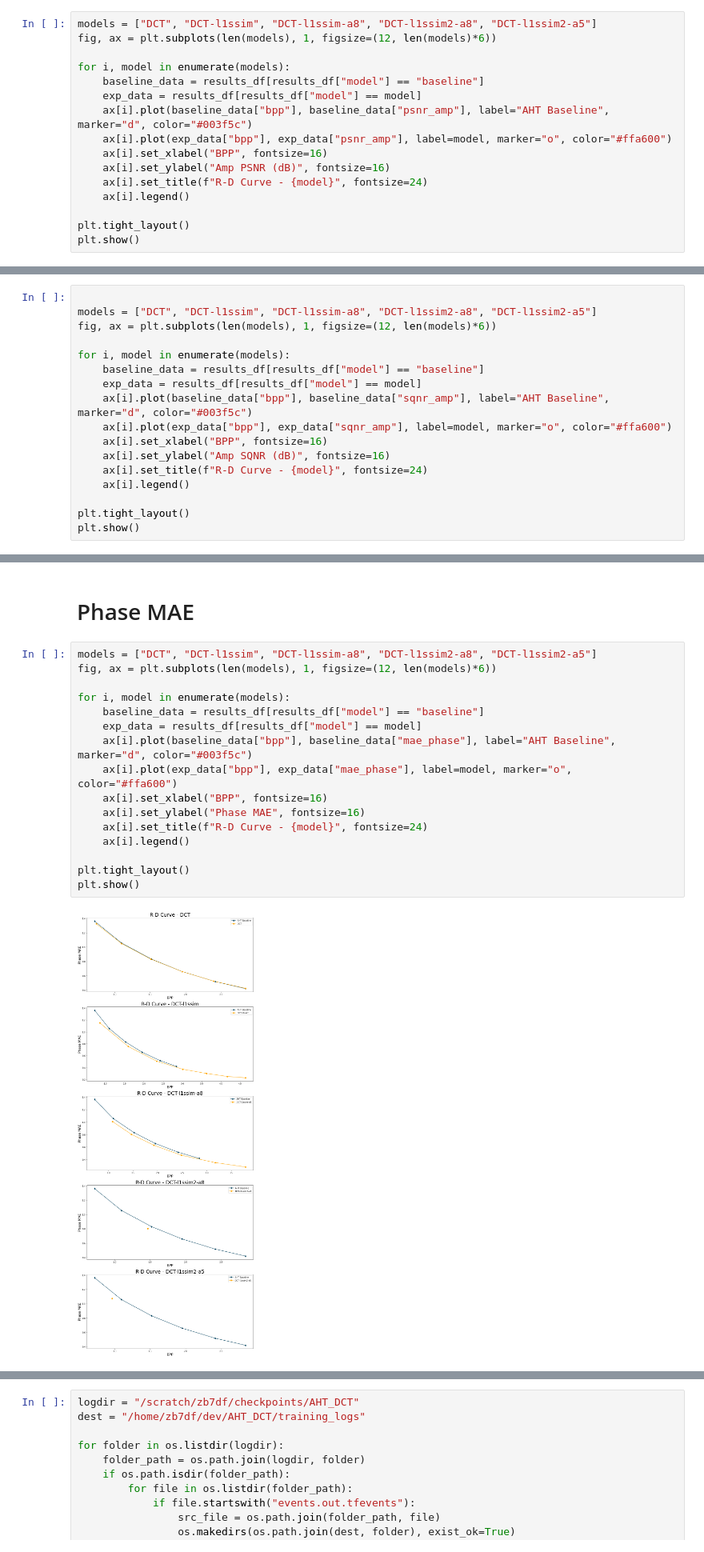
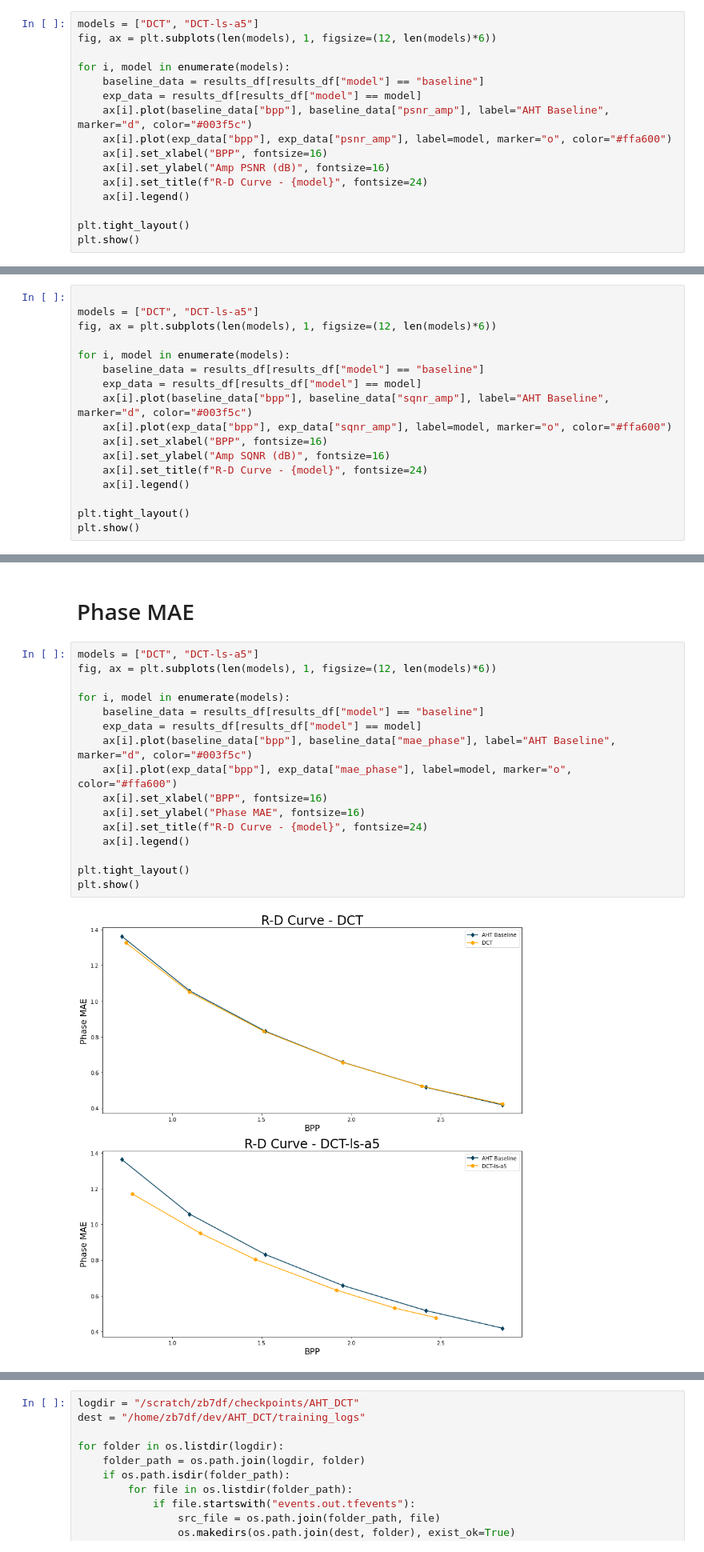
Before and after one commit to zb-umkc/PACT, a Jupyter notebook: analysis.ipynb, the cells around one changed output, grey strips where cells are left out. Shown at 80% size. Drawn from its saved outputs; the diff is of its cells as text.

```diff
--- a/analysis.ipynb
+++ b/analysis.ipynb
@@ -123,7 +123,7 @@ plt.show()
 # %% [markdown]
 # Amplitude PSNR
 # %%
-models = ["DCT", "DCT-l1ssim", "DCT-l1ssim-a8", "DCT-l1ssim2-a8", "DCT-l1ssim2-a5"]
+models = ["DCT", "DCT-ls-a5"]
 fig, ax = plt.subplots(len(models), 1, figsize=(12, len(models)*6))
 
 for i, model in enumerate(models):
@@ -144,7 +144,7 @@ plt.show()
 # Amplitude SQNR
 # %%
 
-models = ["DCT", "DCT-l1ssim", "DCT-l1ssim-a8", "DCT-l1ssim2-a8", "DCT-l1ssim2-a5"]
+models = ["DCT", "DCT-ls-a5"]
 fig, ax = plt.subplots(len(models), 1, figsize=(12, len(models)*6))
 
 for i, model in enumerate(models):
@@ -164,21 +164,21 @@ plt.show()
 # %% [markdown]
 # Phase MAE
 # %%
-models = ["DCT", "DCT-l1ssim", "DCT-l1ssim-a8", "DCT-l1ssim2-a8", "DCT-l1ssim2-a5"]
+models = ["DCT", "DCT-ls-a5"]
 fig, ax = plt.subplots(len(models), 1, figsize=(12, len(models)*6))
 
 for i, model in enumerate(models):
     baseline_data = results_df[results_df["model"] == "baseline"]
     exp_data = results_df[results_df["model"] == model]
     ax[i].plot(baseline_data["bpp"], baseline_data["mae_phase"], label="AHT Baseline", marker="d", color="#003f5c")
     ax[i].plot(exp_data["bpp"], exp_data["mae_phase"], label=model, marker="o", color="#ffa600")
     ax[i].set_xlabel("BPP", fontsize=16)
     ax[i].set_ylabel("Phase MAE", fontsize=16)
     ax[i].set_title(f"R-D Curve - {model}", fontsize=24)
     ax[i].legend()
 
 plt.tight_layout()
 plt.show()
 # %% [output]
-[figure, old version]
+[figure, new version]
 # %%
```
Also changed, not shown: parts of 9 cells of this notebook, 3 other files.
